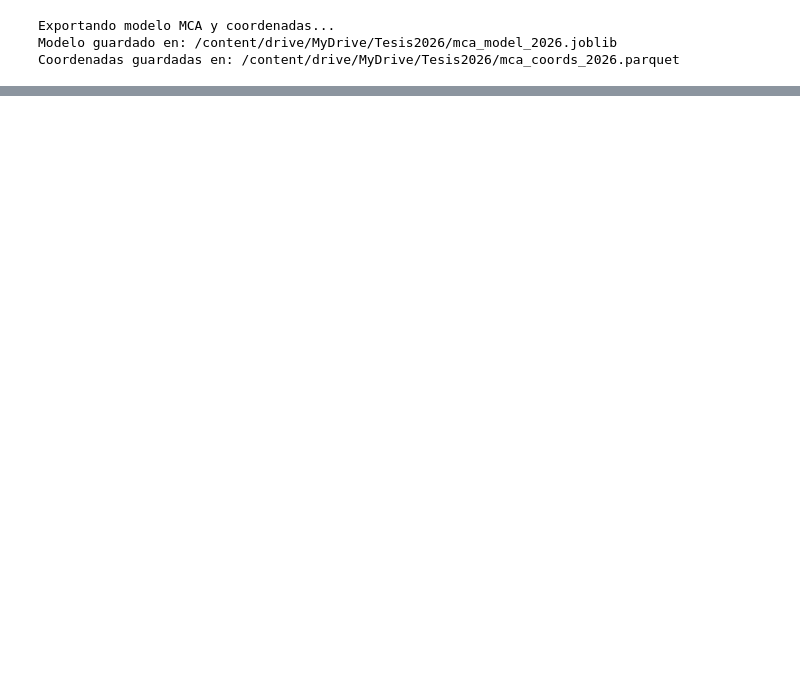
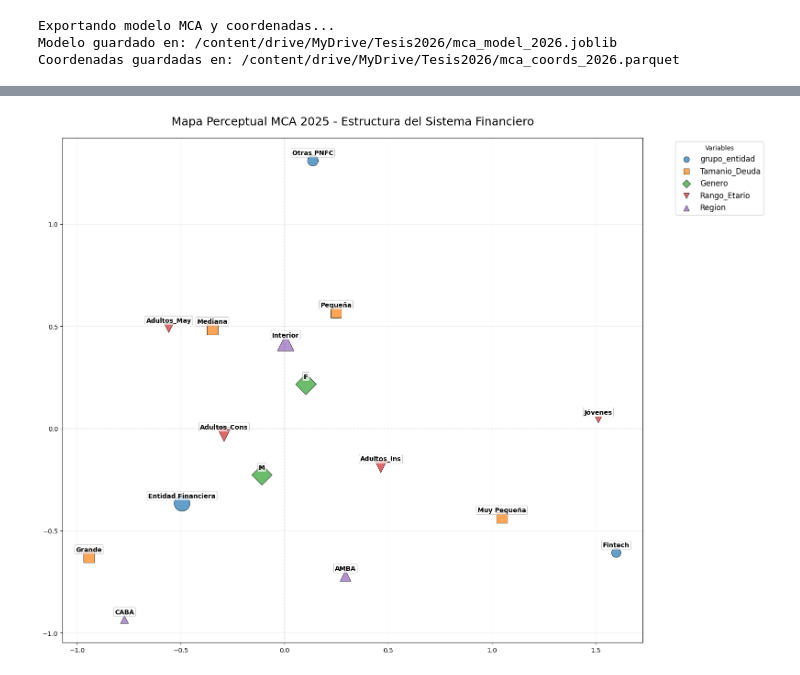
Before and after one commit to tobiasllop/Tesis, a Jupyter notebook: Parte_B_1.ipynb, the cells around one changed output, grey strips where cells are left out. Drawn from its saved outputs; the diff is of its cells as text; code cells hidden in the pictures; blank space fills up the shorter version.

```diff
--- a/Parte_B_1.ipynb
+++ b/Parte_B_1.ipynb
@@ -373,0 +633,86 @@ Coordenadas guardadas en: /content/drive/MyDrive/Tesis2026/mca_coords_2026.parqu
+# %%
+import prince
+import matplotlib.pyplot as plt
+import pandas as pd
+import gc
+import os
+
+ruta_mca_final_25 = '/content/drive/MyDrive/Tesis2026/df_mca_2025_final.parquet'
+
+# 1. Cargar el dataset si no está en memoria
+if 'df_mca_2025' not in locals():
+    if os.path.exists(ruta_mca_final_25):
+        print("Cargando dataset 2025 desde Drive...")
+        df_mca_2025 = pd.read_parquet(ruta_mca_final_25)
+
+if 'df_mca_2025' in locals():
+    print(f"Iniciando Muestreo Estratificado (20%) para 2025 ({len(df_mca_2025)} registros)...")
+
+    # Estratificación por variables demográficas
+    df_mca_2025['estrato'] = (df_mca_2025['Genero'].astype(str) + "_" +
+                              df_mca_2025['Rango_Etario'].astype(str) + "_" +
+                              df_mca_2025['Region'].astype(str))
+
+    df_sample_25 = df_mca_2025.groupby('estrato', group_keys=False).apply(lambda x: x.sample(frac=0.2, random_state=42))
+
+    df_mca_2025.drop(columns=['estrato'], inplace=True)
+    df_sample_25 = df_sample_25.drop(columns=['estrato'])
+
+    print(f"Muestra estratificada 2025: {len(df_sample_25)} registros.")
+    gc.collect()
+
+    # 2. Ejecución del MCA
+    mca_25_ind = prince.MCA(n_components=2, n_iter=3, copy=False, engine='sklearn', random_state=42)
+    mca_25_ind = mca_25_ind.fit(df_sample_25)
+    col_coords = mca_25_ind.column_coordinates(df_sample_25)
+
+    # 3. Cálculo de frecuencias para el tamaño de las burbujas
+    frecuencias_dict = {}
+    for col in df_mca_2025.columns:
+        val_counts = df_mca_2025[col].value_counts()
+        for val, count in val_counts.items():
+            frecuencias_dict[f"{col}__{val}"] = count
+
+    # 4. Visualización Personalizada
+    palette = {'grupo_entidad': '#1f77b4', 'Tamanio_Deuda': '#ff7f0e', 'Genero': '#2ca02c', 'Rango_Etario': '#d62728', 'Region': '#9467bd'}
+    markers = {'grupo_entidad': 'o', 'Tamanio_Deuda': 's', 'Genero': 'D', 'Rango_Etario': 'v', 'Region': '^'}
+
+    plt.figure(figsize=(16, 12))
+
+    for var_name in palette.keys():
+        mask = [idx.startswith(f"{var_name}__") for idx in col_coords.index]
+        subset = col_coords[mask]
+
+        if not subset.empty:
+            subset_counts = [frecuencias_dict.get(idx, 100) for idx in subset.index]
+            max_total = max(frecuencias_dict.values())
+            subset_sizes = [(c / max_total * 600) + 60 for c in subset_counts]
+
+            plt.scatter(subset[0], subset[1], s=subset_sizes, alpha=0.7,
+                        color=palette[var_name], marker=markers[var_name],
+                        label=var_name, edgecolors='black', linewidth=0.8)
+
+            for idx in subset.index:
+                label = idx.split('__')[-1]
+                plt.annotate(label, (subset.loc[idx, 0], subset.loc[idx, 1]),
+                             fontsize=10, fontweight='bold', ha='center', va='center',
+                             xytext=(0, 12), textcoords='offset points',
+                             bbox=dict(boxstyle='round,pad=0.2', fc='white', alpha=0.7, ec='gray', lw=0.5))
+
+    plt.axhline(0, color='black', lw=1, ls='--', alpha=0.2)
+    plt.axvline(0, color='black', lw=1, ls='--', alpha=0.2)
+    plt.title('Mapa Perceptual MCA 2025 - Estructura del Sistema Financiero', fontsize=18, pad=20)
+
+    lgnd = plt.legend(title="Variables", bbox_to_anchor=(1.05, 1), loc='upper left', fontsize=12)
+    for handle in lgnd.legend_handles:
+        handle.set_sizes([80.0])
+
+    plt.grid(True, alpha=0.2)
+    plt.tight_layout()
+    plt.show()
+
+    del df_sample_25
+    gc.collect()
+else:
+    print("Error: El dataframe 'df_mca_2025' no está disponible.")
+# %% [output]
@@ -373,0 +722 @@ Coordenadas guardadas en: /content/drive/MyDrive/Tesis2026/mca_coords_2026.parqu
+[figure, added]
```
Also changed, not shown: parts of 18 cells of this notebook.
